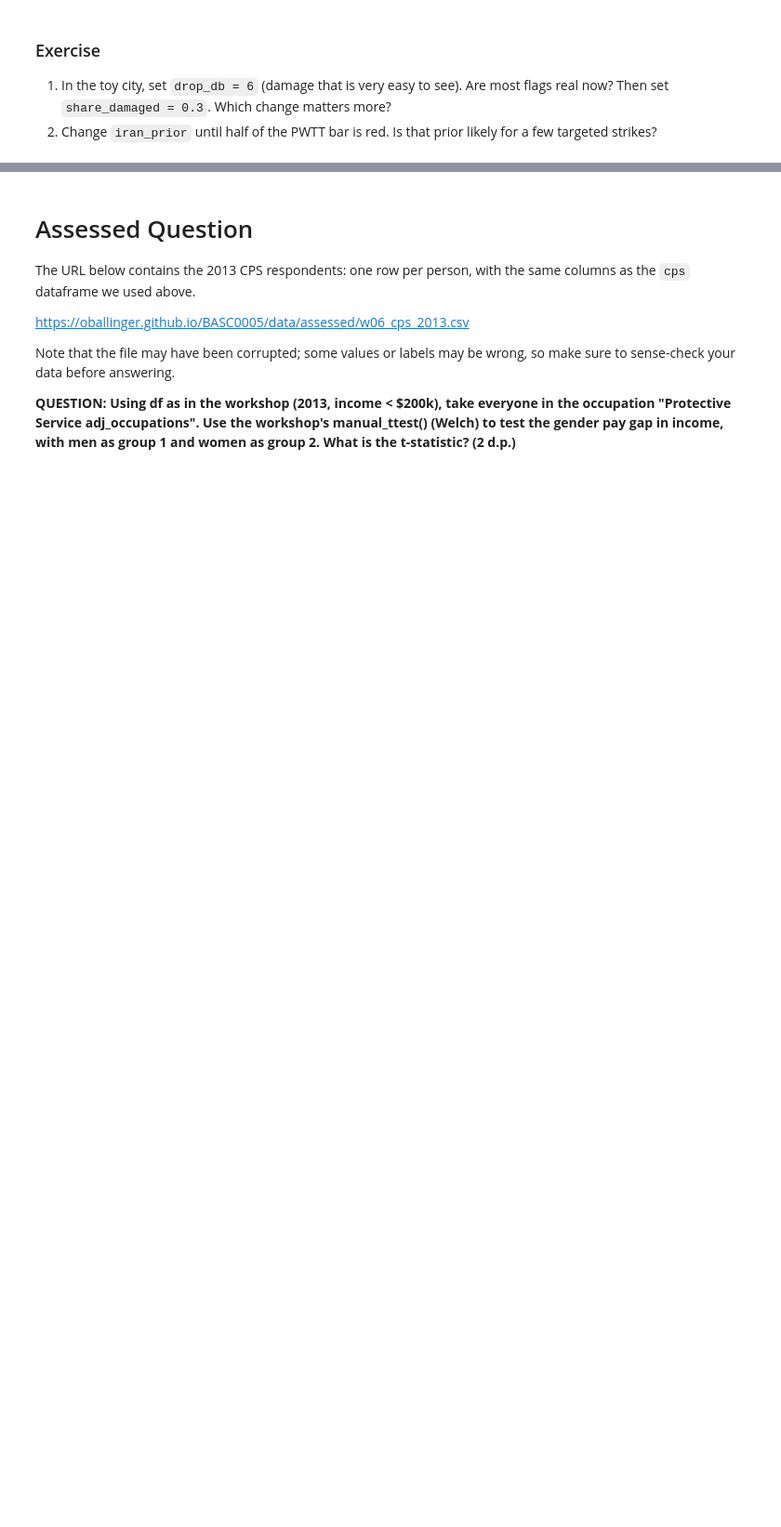
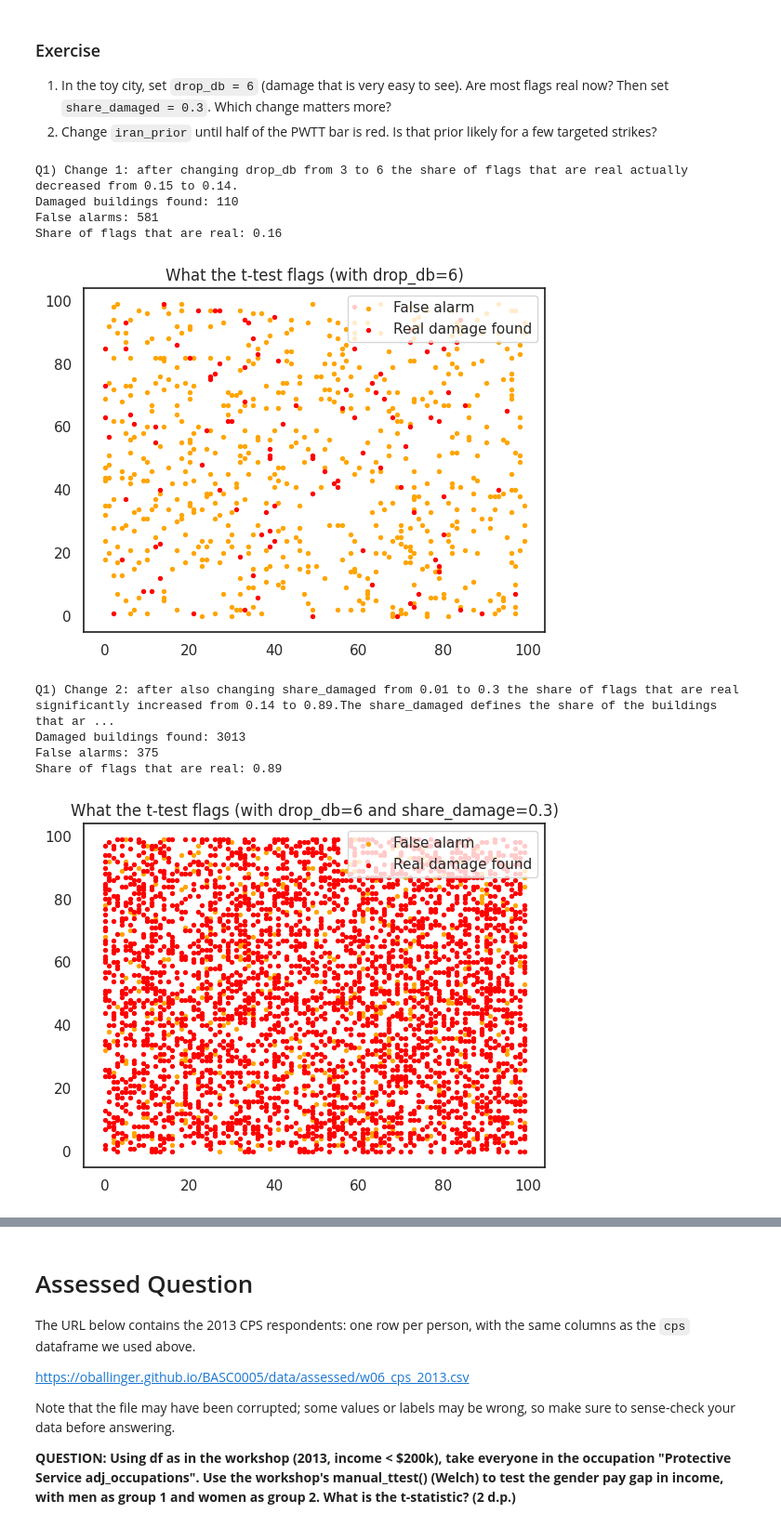
Before and after one commit to AlexiaNabok28/QM2, a Jupyter notebook: notebooks/W06. Hypothesis Testing.ipynb, the cells around one changed output, grey strips where cells are left out. Shown at 93% size. Saved outputs shown, nothing was run; the diff lists cells and outputs as text; code cells hidden in the pictures; blank space fills up the shorter version.

```diff
--- a/notebooks/W06. Hypothesis Testing.ipynb
+++ b/notebooks/W06. Hypothesis Testing.ipynb
@@ -328,4 +331,74 @@ Near-perfect: share of flags that are real: 0.5
 1. In the toy city, set `drop_db = 6` (damage that is very easy to see). Are most flags real now? Then set `share_damaged = 0.3`. Which change matters more?
 2. Change `iran_prior` until half of the PWTT bar is red. Is that prior likely for a few targeted strikes?
 # %%
-# your code here
+# QUESTION 1 - TOY CITY
+print('Q1) Change 1: after changing drop_db from 3 to 6 the share of flags that are real actually decreased from 0.15 to 0.14.')
+share_damaged = 0.01
+drop_db = 6
+alpha = 0.05
+
+rows = []
+for row in range(100):
+    for col in range(100):
+        damaged = np.random.random() < share_damaged
+        before = np.random.normal(0, 1, 12)
+        after = np.random.normal(0, 1, 4)
+        if damaged:
+            after = after - drop_db
+        p_value = stats.ttest_ind(after, before, equal_var=False).pvalue
+        rows.append({"row": row, "col": col, "damaged": damaged, "flagged": p_value < alpha})
+city = pd.DataFrame(rows)
+
+real = city[(city["damaged"] == True) & (city["flagged"] == True)]
+false = city[(city["damaged"] == False) & (city["flagged"] == True)]
+
+print("Damaged buildings found:", len(real))
+print("False alarms:", len(false))
+print("Share of flags that are real:", round(len(real) / (len(real) + len(false)), 2))
+
+plt.scatter(false["col"], false["row"], color="orange", s=8, label="False alarm")
+plt.scatter(real["col"], real["row"], color="red", s=8, label="Real damage found")
+plt.title("What the t-test flags (with drop_db=6)")
+plt.legend(loc="upper right")
+plt.show()
+
+#----------------------------------------------------------------------
+print('Q1) Change 2: after also changing share_damaged from 0.01 to 0.3 the share of flags that are real significantly increased from 0.14 to 0.89.The share_damaged defines the share of the buildings that are damaged, increasing we now see more damaged builidngs. So, share_damage has a stronger effect on the output here than drop_db.')
+share_damaged = 0.30
+drop_db = 6
+alpha = 0.05
+rows = []
+for row in range(100):
+    for col in range(100):
+        damaged = np.random.random() < share_damaged
+        before = np.random.normal(0, 1, 12)
+        after = np.random.normal(0, 1, 4)
+        if damaged:
+            after = after - drop_db
+        p_value = stats.ttest_ind(after, before, equal_var=False).pvalue
+        rows.append({"row": row, "col": col, "damaged": damaged, "flagged": p_value < alpha})
+city = pd.DataFrame(rows)
+
+real = city[(city["damaged"] == True) & (city["flagged"] == True)]
+false = city[(city["damaged"] == False) & (city["flagged"] == True)]
+
+print("Damaged buildings found:", len(real))
+print("False alarms:", len(false))
+print("Share of flags that are real:", round(len(real) / (len(real) + len(false)), 2))
+
+plt.scatter(false["col"], false["row"], color="orange", s=8, label="False alarm")
+plt.scatter(real["col"], real["row"], color="red", s=8, label="Real damage found")
+plt.title("What the t-test flags (with drop_db=6 and share_damage=0.3)")
+plt.legend(loc="upper right")
+plt.show()
+# %% [output]
+Q1) Change 1: after changing drop_db from 3 to 6 the share of flags that are real actually decreased from 0.15 to 0.14.
+Damaged buildings found: 110
+False alarms: 581
+Share of flags that are real: 0.16
+[figure, added]
+Q1) Change 2: after also changing share_damaged from 0.01 to 0.3 the share of flags that are real significantly increased from 0.14 to 0.89.The share_damaged defines the share of the buildings that ar ...
+Damaged buildings found: 3013
+False alarms: 375
+Share of flags that are real: 0.89
+[figure, added]
```
Also changed, not shown: parts of 8 cells of this notebook.
